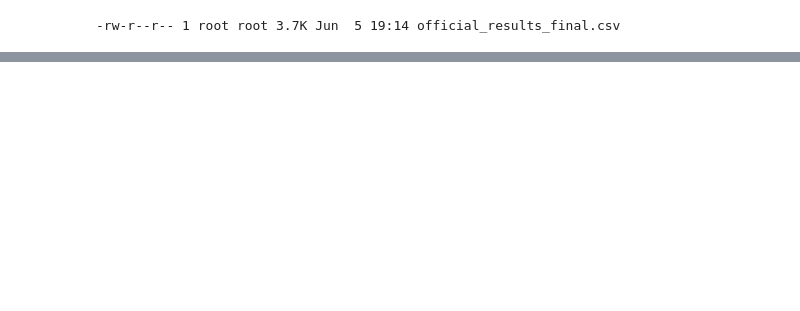
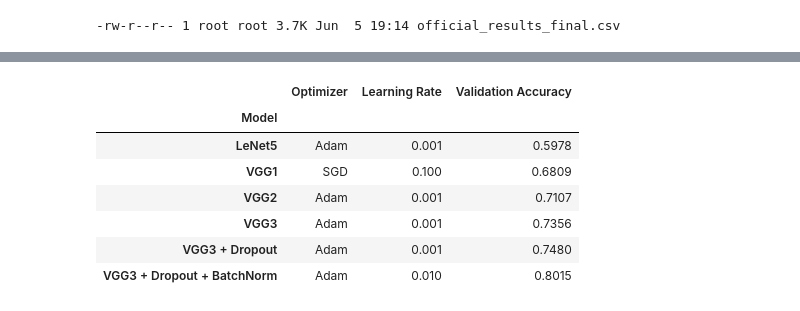
Before and after one commit to RaymCharles/Projet-CNN, a Jupyter notebook: Projet_ML.ipynb, the cells around one changed output, grey strips where cells are left out. Saved outputs shown, nothing was run; the diff lists cells and outputs as text; code cells hidden in the pictures; blank space fills up the shorter version.

```diff
--- a/Projet_ML.ipynb
+++ b/Projet_ML.ipynb
@@ -1225,0 +1295,22 @@ files.download("official_results_final.csv")
+# %%
+# Meilleure configuration pour chaque modèle
+
+best_config_per_model = (
+    official_results_df
+    .sort_values("Validation Accuracy", ascending=False)
+    .groupby("Model")
+    .first()
+)
+
+best_config_per_model[
+    ["Optimizer", "Learning Rate", "Validation Accuracy"]
+]
+# %% [output]
+|  | Optimizer | Learning Rate | Validation Accuracy |
+| Model |  |  |  |
+| LeNet5 | Adam | 0.001 | 0.5978 |
+| VGG1 | SGD | 0.100 | 0.6809 |
+| VGG2 | Adam | 0.001 | 0.7107 |
+| VGG3 | Adam | 0.001 | 0.7356 |
+| VGG3 + Dropout | Adam | 0.001 | 0.7480 |
+| VGG3 + Dropout + BatchNorm | Adam | 0.010 | 0.8015 |
```
Also changed, not shown: parts of 16 cells of this notebook.
